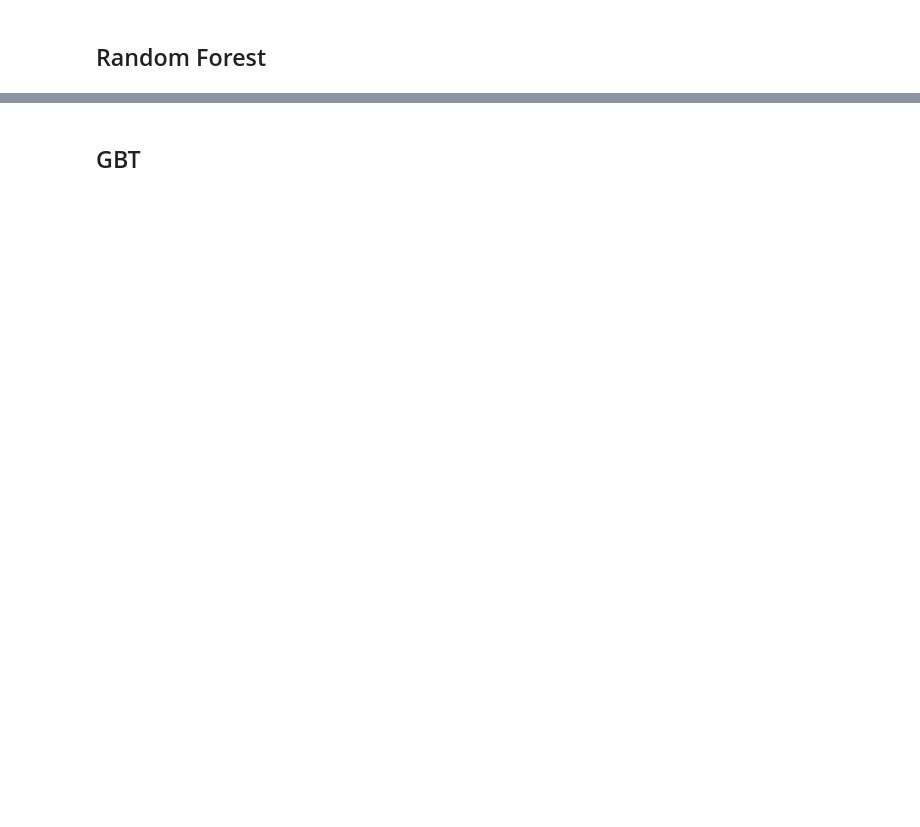
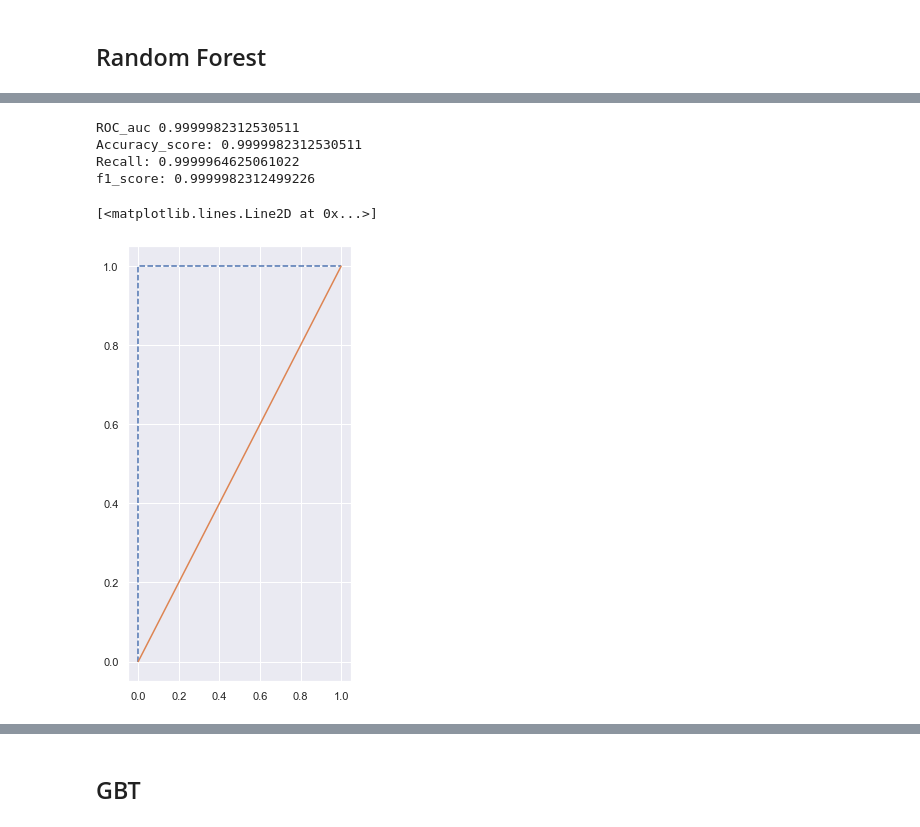
Before and after one commit to pbonte92/P7_Paul_Bonte, a Jupyter notebook: draft.ipynb, the cells around one changed output, grey strips where cells are left out. Saved outputs shown, nothing was run; the diff lists cells and outputs as text; code cells hidden in the pictures; blank space fills up the shorter version.

```diff
--- a/draft.ipynb
+++ b/draft.ipynb
@@ -708,2 +722,4 @@ y_prob_rf = (rf.predict_proba(X)[:,1]).astype('float16')
+# %%
+y_pred_rf = rf.predict(X_resize)
 # %%
 sns.histplot(y_prob_rf)
@@ -714,4 +729,22 @@ print(roc_auc_rf)
+# %%
+fpr_rf, tpr_rf, th_rf = metrics.roc_curve(y_resize, y_pred_rf)
+roc_auc_rf = metrics.auc(fpr_rf, tpr_rf)
+print('ROC_auc' , roc_auc_rf)
+accuracy_score_rf = accuracy_score(y_resize, y_pred_rf)
+print('Accuracy_score:', accuracy_score_rf)
+recall_rf = recall_score(y_resize, y_pred_rf)
+print('Recall:' , recall_rf)
+f1_rf = f1_score(y_resize, y_pred_rf)
+print('f1_score:' , f1_rf)
+# %% [output]
+ROC_auc 0.9999982312530511
+Accuracy_score: 0.9999982312530511
+Recall: 0.9999964625061022
+f1_score: 0.9999982312499226
 # %%
 plt.plot(fpr_rf, tpr_rf ,linestyle='--', label = "RF_grid AUC %0.2f" % roc_auc_rf)
-plt.plot(fpr_rf, tpr_rf ,linestyle='-', label = "Dummy AUC %0.2f" % roc_auc_dummy)
+plt.plot(fpr_dummy, tpr_dummy ,linestyle='-', label = "Dummy AUC %0.2f" % roc_auc_dummy)
+# %% [output]
+[<matplotlib.lines.Line2D at 0x...>]
+[figure, added]
 # %%
```
Also changed, not shown: parts of 43 cells of this notebook.
